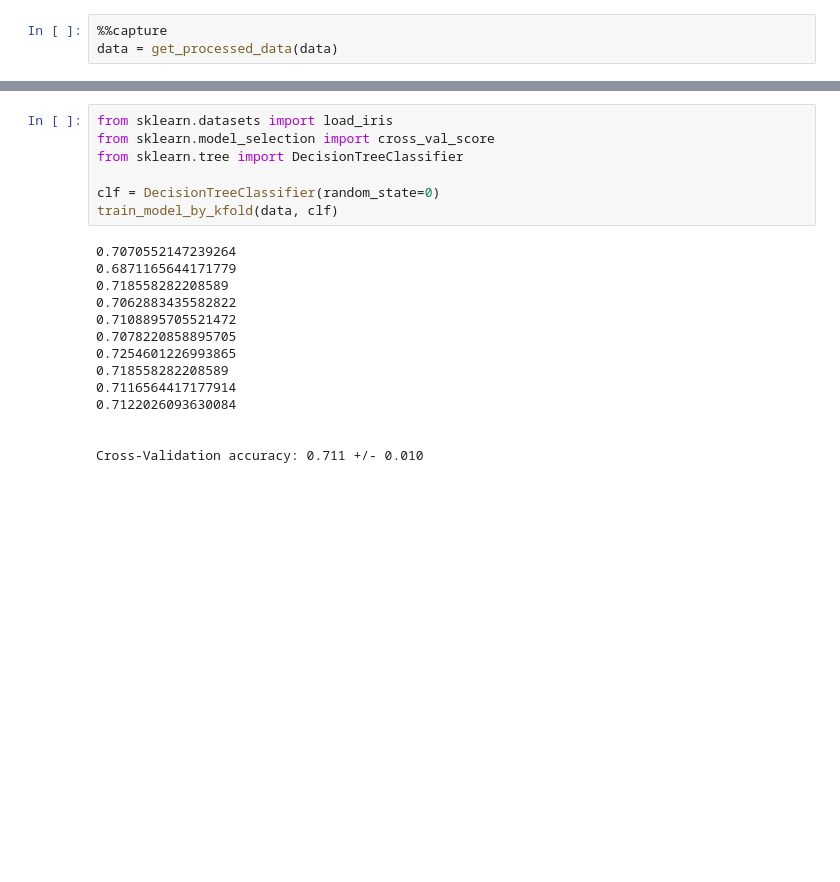
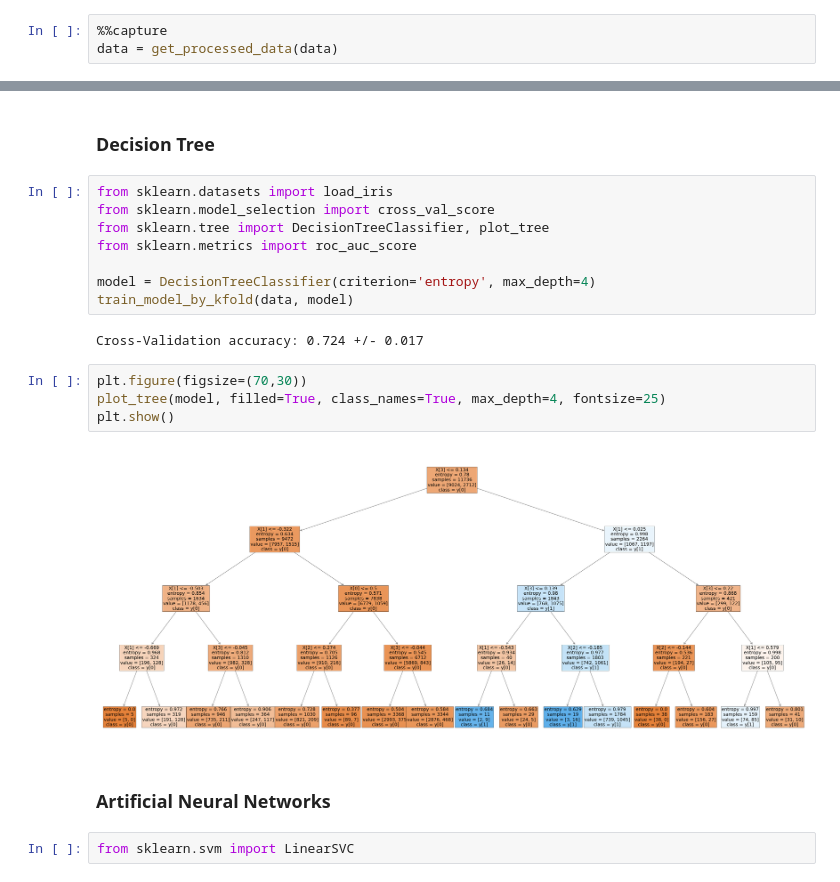
Before and after one commit to BarGanor/ml_project, a Jupyter notebook: project_part_2.ipynb, the cells around one changed output, grey strips where cells are left out. Drawn from its saved outputs; the diff is of its cells as text; blank space fills up the shorter version.

```diff
--- a/project_part_2.ipynb
+++ b/project_part_2.ipynb
@@ -19,21 +19,22 @@ data.head()
+# %% [markdown]
+### Decision Tree
 # %%
 from sklearn.datasets import load_iris
 from sklearn.model_selection import cross_val_score
-from sklearn.tree import DecisionTreeClassifier
+from sklearn.tree import DecisionTreeClassifier, plot_tree
+from sklearn.metrics import roc_auc_score
 
-clf = DecisionTreeClassifier(random_state=0)
-train_model_by_kfold(data, clf)
+model = DecisionTreeClassifier(criterion='entropy', max_depth=4)
+train_model_by_kfold(data, model)
 # %% [output]
-0.7070552147239264
-0.6871165644171779
-0.718558282208589
-0.7062883435582822
-0.7108895705521472
-0.7078220858895705
-0.7254601226993865
-0.718558282208589
-0.7116564417177914
-0.7122026093630084
-
-
-Cross-Validation accuracy: 0.711 +/- 0.010
+Cross-Validation accuracy: 0.724 +/- 0.017
+# %%
+plt.figure(figsize=(70,30))
+plot_tree(model, filled=True, class_names=True, max_depth=4, fontsize=25)
+plt.show()
+# %% [output]
+[figure, added]
+# %% [markdown]
+### Artificial Neural Networks
+# %%
+from sklearn.svm import LinearSVC
```
Also changed, not shown: parts of 1 cell of this notebook, 1 other file.
